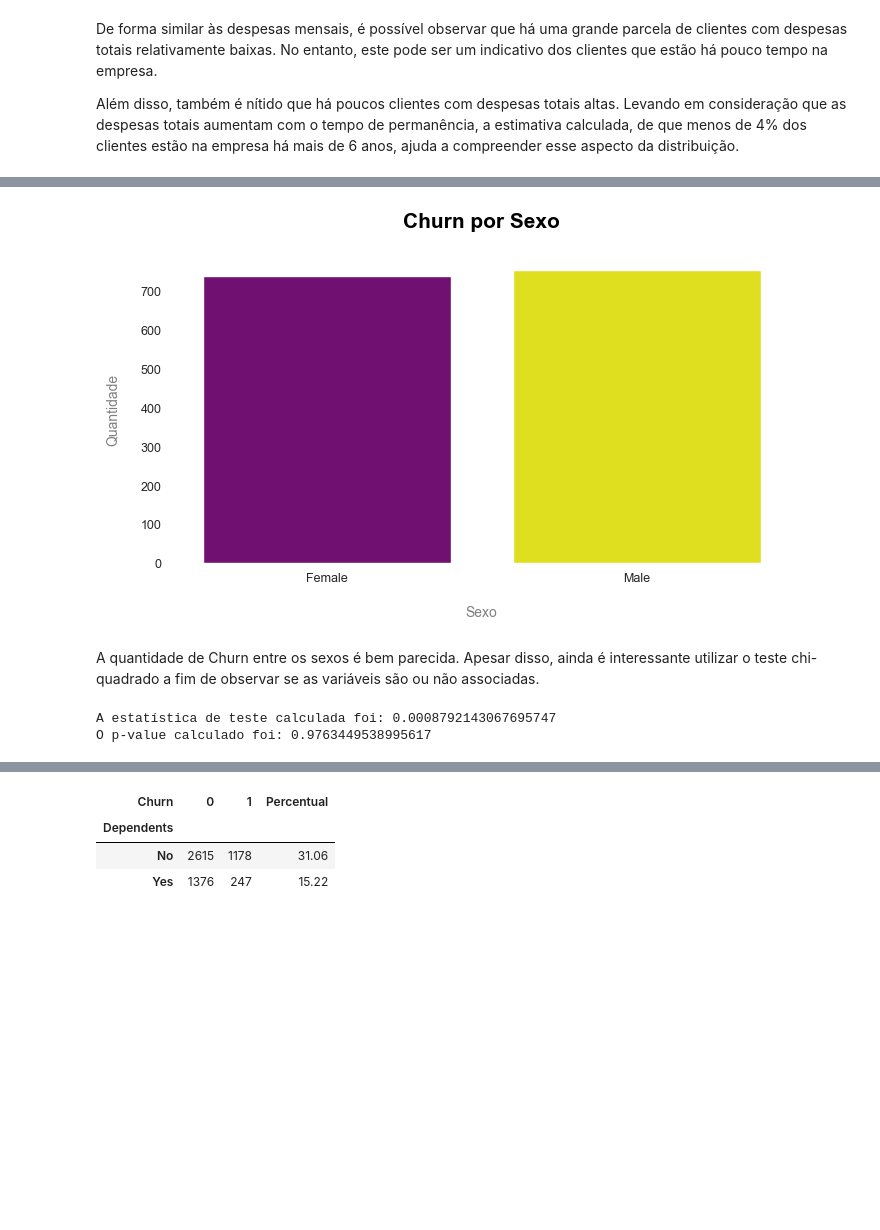
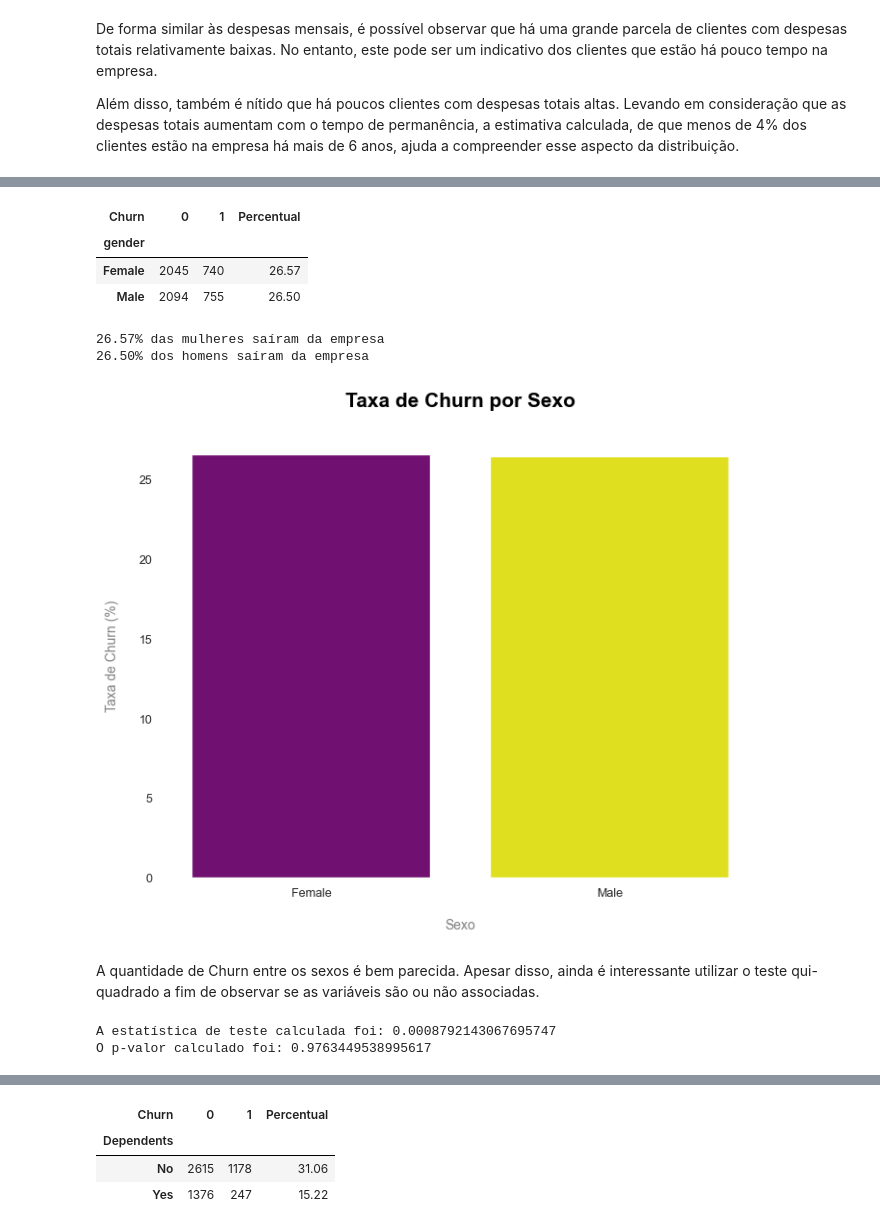
Before and after one commit to lazarocordeirosilva/Previsao_Churn, a Jupyter notebook: notebook/Churn Analysis.ipynb, the cells around one changed output, grey strips where cells are left out. Drawn from its saved outputs; the diff is of its cells as text; code cells hidden in the pictures; blank space fills up the shorter version.

```diff
--- a/notebook/Churn Analysis.ipynb
+++ b/notebook/Churn Analysis.ipynb
@@ -452,0 +489,31 @@ Além disso, também é nítido que há poucos clientes com despesas totais alta
+# %%
+# Criando função para mostrar Taxa de Churn por grupos
+def barplot(dados, legenda):
+    '''
+    Cria um gráfico de barras contendo a taxa de Churn de acordo
+    com as classes da variável categórica por meio dos argumentos:
+    dados: Tabela de contingência criada pela função taxa_churn
+    legenda: Tupla de strings relacionadas, nessa ordem, a:
+    1) Legenda para o eixo x
+    2) Título do Gráfico
+    '''
+    # Definindo cores para a paleta
+    color = ['#800080', '#FFFF00']
+
+    # Setando estilo do seaborn
+    sns.set_style("white")
+
+    # Definindo tamanho do objeto figure
+    plt.figure(figsize=(8,6))
+
+    # Plotando gráfico
+    sns.barplot(data = dados, x = dados.index, y = dados['Percentual'], palette = color)
+    sns.despine(bottom = True, left = True) # Retirando bordas
+    plt.ylabel("Taxa de Churn (%)", color = 'grey', fontsize = 10, labelpad = 15) # Colocando legenda
+    plt.tick_params(axis = 'y', labelsize = 9, color = 'grey') # e ajustando eixo y
+    plt.xlabel(f"{legenda[0]}", color = 'grey', fontsize = 10, labelpad = 15) # Colocando legenda
+    plt.tick_params(axis = 'x', labelsize = 9, color = 'grey') # e ajustando o eixo x
+    plt.title(f"{legenda[1]}", color = 'k', pad = 20, fontsize = 15, fontweight = 'bold') # Colocando título
+
+    # Mostrnado
+    plt.show()
@@ -481,7 +557,23 @@ def countplot(dados, var, legenda):
-# %%
-# Analisando Churn por Sexo
-countplot(churn_sexo_1, 'gender', ('Sexo', 'Churn por Sexo'))
-# %% [output]
-[figure, removed]
+# %%
+# Utilizando a função taxa_churn para calcular a tabela de contingência e os percentuais
+taxa_sexo = taxa_churn(churn_sexo, 'gender', 'Churn')
+taxa_sexo
+# %% [output]
+| Churn | 0 | 1 | Percentual |
+| gender |  |  |  |
+| Female | 2045 | 740 | 26.57 |
+| Male | 2094 | 755 | 26.50 |
+# %%
+# Resultados
+print(f"{taxa_sexo['Percentual'][0]:.2f}% das mulheres saíram da empresa")
+print(f"{taxa_sexo['Percentual'][1]:.2f}% dos homens saíram da empresa")
+# %% [output]
+26.57% das mulheres saíram da empresa
+26.50% dos homens saíram da empresa
+# %%
+# Utilizando a função barplot para visualizar a taxa de churn por sexo
+barplot(taxa_sexo, ('Sexo', 'Taxa de Churn por Sexo'))
+# %% [output]
+[figure, added]
 # %% [markdown]
-A quantidade de Churn entre os sexos é bem parecida. Apesar disso, ainda é interessante utilizar o teste chi-quadrado a fim de observar se as variáveis são ou não associadas.
+A quantidade de Churn entre os sexos é bem parecida. Apesar disso, ainda é interessante utilizar o teste qui-quadrado a fim de observar se as variáveis são ou não associadas.
@@ -500,7 +580,7 @@ def chi_quadrado(dados, var1, var2):
 # %%
-# Calculando o teste chi-quadrado para independência de variáveis
-chi_quadrado(churn_sexo, 'gender', 'Churn')
+# Calculando o teste qui-quadrado para independência de variáveis
+qui_quadrado(churn_sexo, 'gender', 'Churn')
 # %% [output]
 A estatística de teste calculada foi: 0.0008792143067695747
-O p-value calculado foi: 0.9763449538995617
+O p-valor calculado foi: 0.9763449538995617
 # %% [markdown]
```
Also changed, not shown: parts of 68 cells of this notebook, 1 other file.
